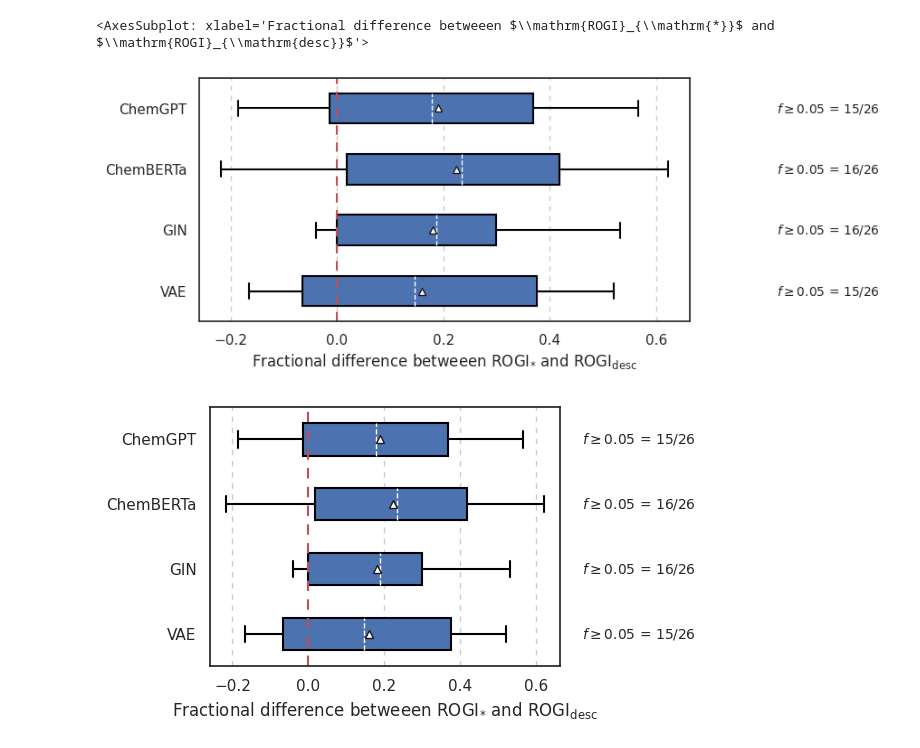
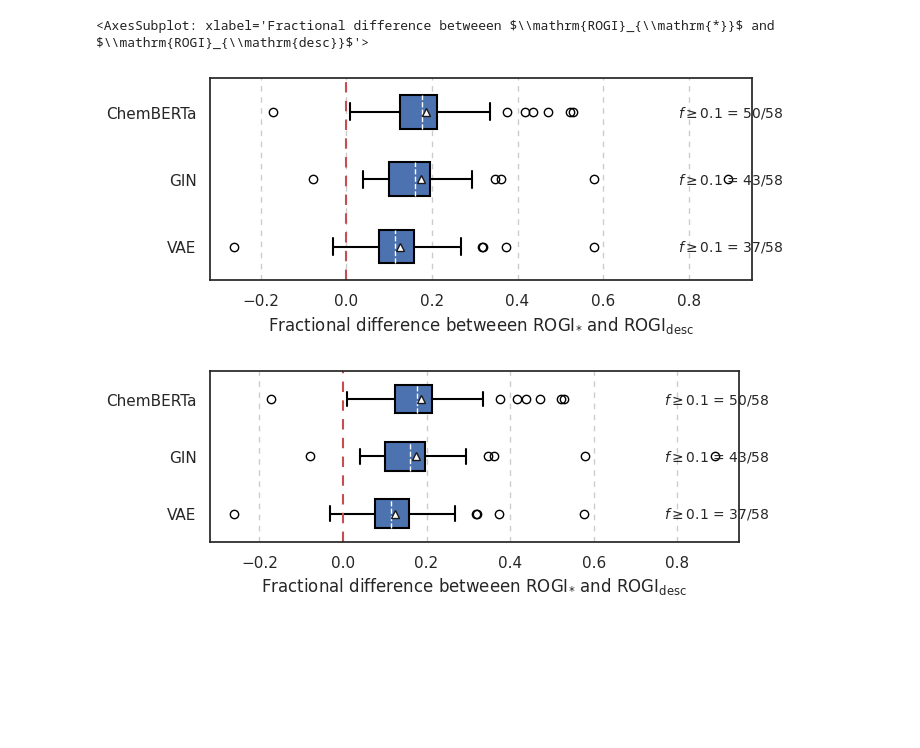
Before and after one commit to coleygroup/rogi-xd, a Jupyter notebook: plots.ipynb, the cells around one changed output. Drawn from its saved outputs; the diff is of its cells as text; code cells hidden in the pictures; blank space fills up the shorter version.

```diff
--- a/plots.ipynb
+++ b/plots.ipynb
@@ -10,5 +10,5 @@ import seaborn as sns
 sns.set_theme(style="white")
 
 ROGI_KEY = "rogi"
-CSV_DIR = Path("./results/raw/tdc/")
+CSV_DIR = Path("./results/raw/dockstring")
 # %%
@@ -57,7 +100,4 @@ df
 # %%
-def rogi_string(x: str):
-    return rf"$\mathrm{{ROGI}}_{{\mathrm{{{x}}}}}$"
-
 def parity_plot(
     ax: plt.Axes, df: pd.DataFrame, x_key: str, y_key: str, threshold: float = 0.1
 ):
@@ -65,7 +105,7 @@ def parity_plot(
 
     x = df.xs(x_key.lower(), level=1)[ROGI_KEY]['mean'].values
     y = df.xs(y_key.lower(), level=1)[ROGI_KEY]['mean'].values
-    s = (df.groupby('dataset_and_task')["n_valid"].mean().values) / 1e2
+    s = df.xs(x_key.lower(), level=1)["n_valid"]['mean'].values / 1e2
     z = (y - x) / x
 
     ax.scatter(x, y, s, z, vmin=-1, vmax=1, cmap="coolwarm", edgecolors='k', lw=1.3)
@@ -74,7 +114,7 @@ def parity_plot(
 
     # val = f"{rogi_string(y_key)} > {rogi_string(x_key)}"
     N = (z > threshold).sum()
-    s = rf"$\Delta_f \geq {threshold}$ : {N}"
+    s = rf"$\Delta_\% \geq {threshold}$ : {N}/{len(z)}"
     ax.text(
         0 + BUFFER, 1 - BUFFER, s, fontsize=12,
         transform=ax.transAxes, ha="left", va="top"
@@ -84,16 +124,3 @@ def parity_plot(
     ax.grid(axis="both", ls="--")
 
     ax.set_ylabel(rogi_string(y_key))
-
-
-X_KEY = "descriptor"
-Y_KEYS = ["VAE", "GIN", "ChemBERTa", "ChemGPT"]
-N = len(Y_KEYS)
-
-fig, axs = plt.subplots(1, N, figsize=(4 * N, 4), sharex=True, sharey=True)
-
-for ax, y_key in zip(axs, Y_KEYS):
-    parity_plot(ax, df, X_KEY, y_key)
-
-fig.supxlabel(rogi_string(X_KEY))
-fig.tight_layout()
@@ -101,0 +127,12 @@ fig.tight_layout()
+# %%
+X_KEY = "descriptor"
+Y_KEYS = ["VAE", "GIN", "ChemBERTa"]
+N = len(Y_KEYS)
+
+fig, axs = plt.subplots(1, N, figsize=(4 * N, 4), sharex=True, sharey=True)
+
+for ax, y_key in zip(axs, Y_KEYS):
+    parity_plot(ax, df, X_KEY, y_key, 0.)
+
+fig.supxlabel(rogi_string(X_KEY))
+fig.tight_layout()
@@ -138,24 +177,23 @@ def boxplot(ax: plt.Axes, df, x_key, y_keys, threshold: float = 0.1):
             ha="right", va="center"
         )
 
-    rogi_string = lambda s : rf"$\mathrm{{ROGI}}_{{\mathrm{{{s}}}}}$"
     ax.set_xlabel(f"Fractional difference betweeen {rogi_string('*')} and {rogi_string('desc')}")
 
     return ax
 # %%
 sns.set_palette("deep", color_codes=True)
 
-Y_KEYS = ["VAE", "GIN", "ChemBERTa", "ChemGPT"]
+Y_KEYS = ["VAE", "GIN", "ChemBERTa"]
 fig, ax = plt.subplots(1, 1, figsize=(7, len(Y_KEYS) * 0.875))
-boxplot(ax, df, "descriptor", Y_KEYS, 0.05)
+boxplot(ax, df, "descriptor", Y_KEYS, 0.1)
 # %% [output]
 <AxesSubplot: xlabel='Fractional difference betweeen $\\mathrm{ROGI}_{\\mathrm{*}}$ and $\\mathrm{ROGI}_{\\mathrm{desc}}$'>
-[figure, old version]
+[figure, new version]
 # %%
 disable_gridlines(ax, "x", [0])
 fig.tight_layout()
 fig
 # %% [output]
-[figure, old version]
+[figure, new version]
 # %%
 fig.savefig("./results/figures/boxplot.pdf", bbox_inches="tight")
```
Also changed, not shown: parts of 7 cells of this notebook, 7 other files.
